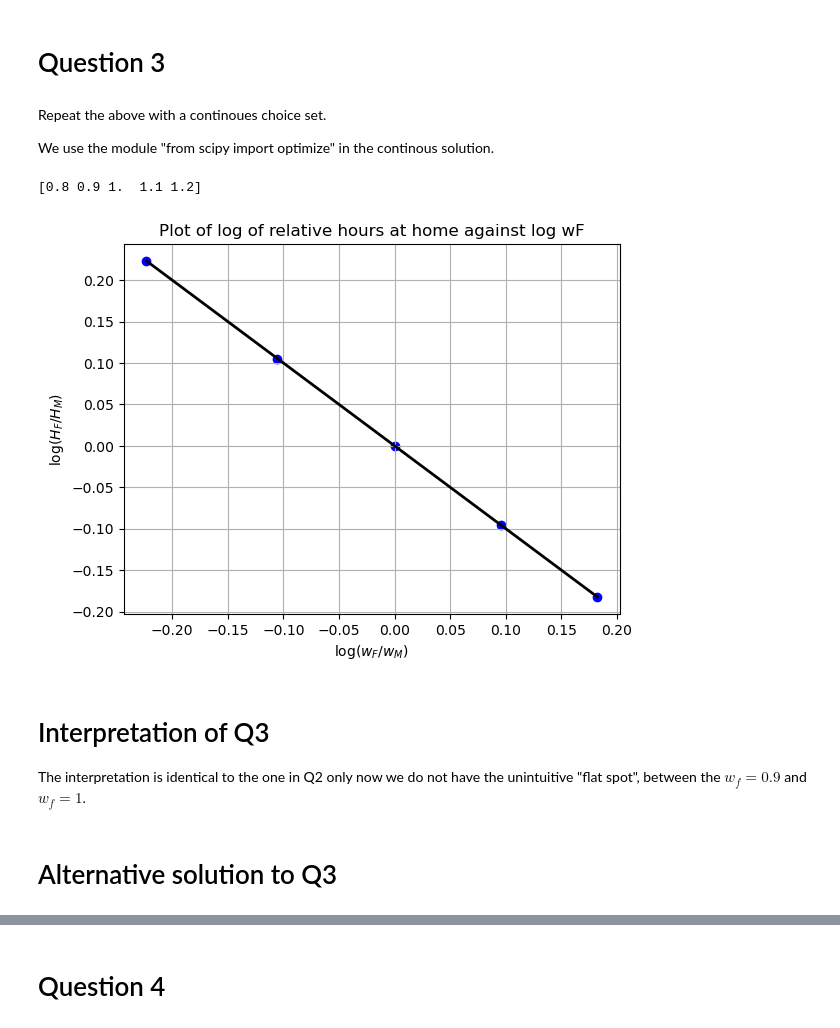
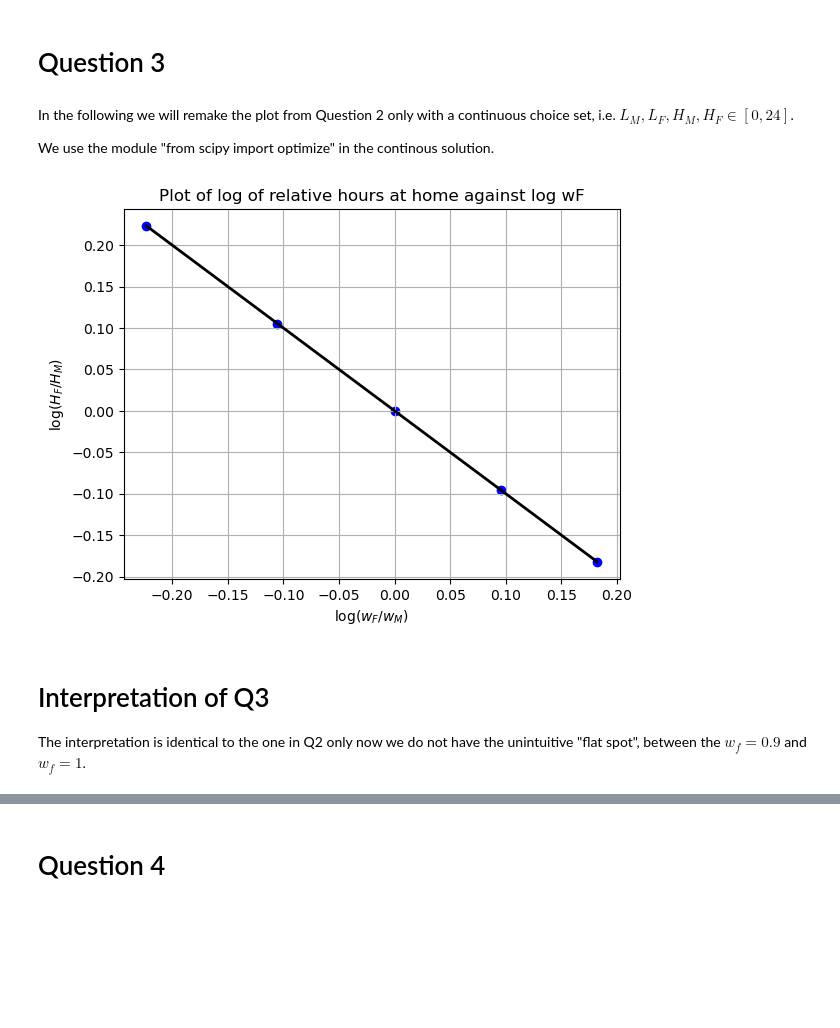
Before and after one commit to NumEconCopenhagen/projects-2023-agnete_louise_mathilde, a Jupyter notebook: inauguralproject/inauguralproject.ipynb, the cells around one changed output, grey strips where cells are left out. Cells and saved outputs as stored; diff of their text form; code cells hidden in the pictures; blank space fills up the shorter version.

```diff
--- a/inauguralproject/inauguralproject.ipynb
+++ b/inauguralproject/inauguralproject.ipynb
@@ -132,6 +83,6 @@ Further, when woman make 0.9 the men and woman work the same amount of ours in h
 # %% [markdown]
 # Question 3
 # %% [markdown]
-Repeat the above with a continoues choice set.
+In the following we will remake the plot from Question 2 only with a continuous choice set, i.e. $L_M, L_F, H_M, H_F \in [0,24]$.
 
 We use the module "from scipy import optimize" in the continous solution.
@@ -143,69 +89,7 @@ sol = model_3.sol
-# %%
-# 2. initialize vectors to store the results
-sol.HF_vec = np.zeros_like(par.wF_vec)
-sol.HM_vec = np.zeros_like(par.wF_vec)
-
-# 3. making the relative wage vector for both the plot and the loop
-
-# relative log wage vector
-relative_wage = np.log(par.wF_vec)
-
-# initialize vector to store the ratio of hours worked
-lnratio = np.zeros_like(relative_wage)
-
-# unpack the wage vector
-wf = model_3.par.wF_vec
-
-# print the wages
-print(wf)
-# %% [output]
-[0.8 0.9 1.  1.1 1.2]
-# %%
-# 4. Defining the nessesary code for the optimization problem
-# bounds on the hours worked
-bounds = ((0, 24), (0, 24), (0, 24), (0, 24))
-
-# contraints on the hours worked
-def cons(x):
-    return [x[0] + x[1] - 24, x[2] + x[3] - 24]
-
-# initial guess for the hours worked
-initial_guess = [4, 4, 4, 4]
-
-# constraints on the hours worked
-constraints = {'type': 'ineq', 'fun': cons}
-
-
-# 5. For each value of wF, solve the model and store the result
-for i, wage in enumerate(wf):
-    model_3.par.wF = wage
-    obj = lambda x: -model_3.calc_utility(x[0], x[1], x[2], x[3])
-    solution = optimize.minimize(obj, initial_guess, method="SLSQP", bounds=bounds, constraints=constraints, tol=0)
-    # if solution.success:
-    sol.HM_vec[i] = solution.x[1]
-    sol.HF_vec[i] = solution.x[3]
-    # store the ratio of hours worked
-    lnratio[i] = np.log(solution.x[3]/solution.x[1])
-
-# 6. create figure
-fig = plt.figure()
-
-# 7. create plot
-ax = fig.add_subplot(1, 1, 1)
-ax.plot(relative_wage, lnratio, color='black', lw=2)
-ax.scatter(relative_wage, lnratio, color='blue')
-
-# 8. alterations to figure
-ax.grid(True)
-plt.xlabel('$\log(w_F / w_M)$')
-plt.ylabel('$\log(H_F/H_M)$')
-ax.set_title("Plot of log of relative hours at home against log wF")
-
-plt.show()
-# %% [output]
-[figure, removed]
+# %%
+model.solution_wF_vec(do_plot=True)
+# %% [output]
+[figure, added]
 # %% [markdown]
 # Interpretation of Q3
 The interpretation is identical to the one in Q2 only now we do not have the unintuitive "flat spot", between the $w_f = 0.9$ and $w_f = 1$.
-# %% [markdown]
-# Alternative solution to Q3
```
Also changed, not shown: parts of 22 cells of this notebook, 2 other files.
